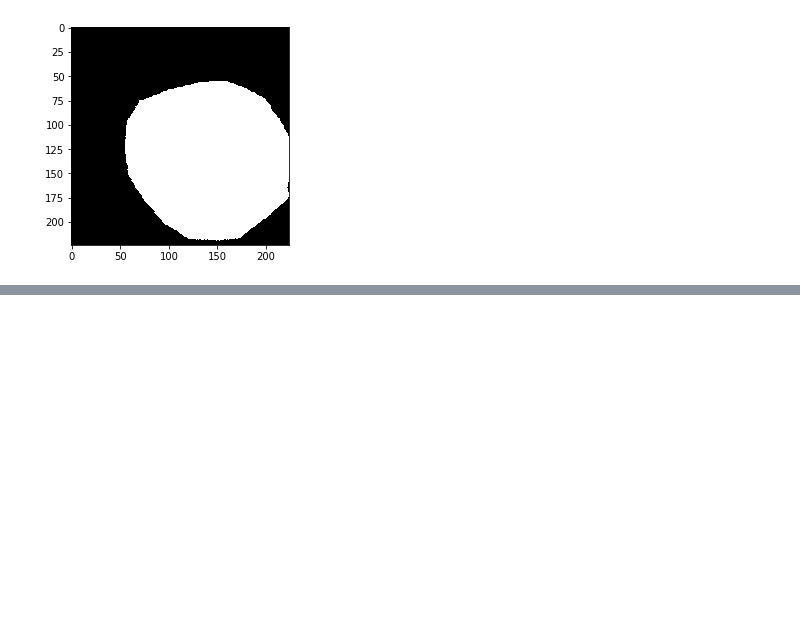
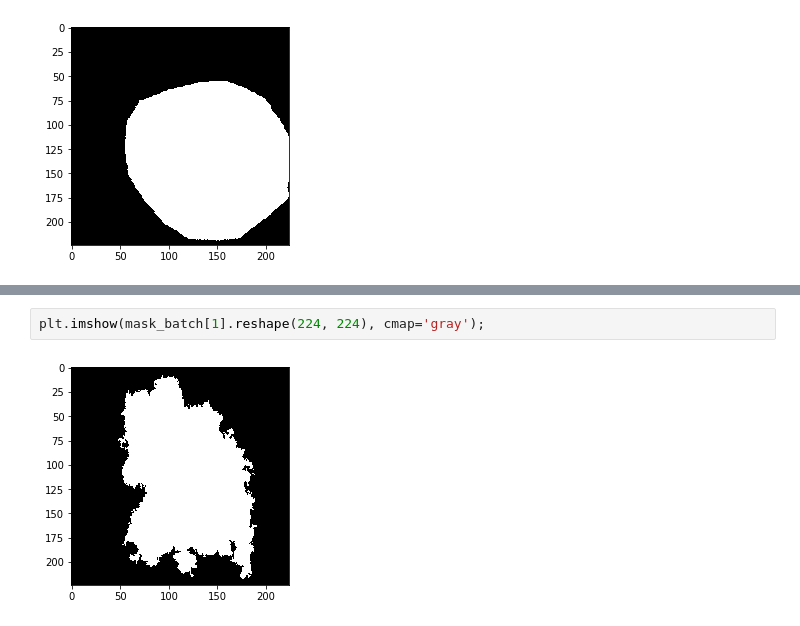
Before and after one commit to ilyarudyak/cs230_project_keras, a Jupyter notebook: skin_lesion/data/data_prep_debugging_v2.ipynb, the cells around one changed output, grey strips where cells are left out. Cells and saved outputs as stored; diff of their text form; blank space fills up the shorter version.

```diff
--- a/skin_lesion/data/data_prep_debugging_v2.ipynb
+++ b/skin_lesion/data/data_prep_debugging_v2.ipynb
@@ -76,0 +111,4 @@ plt.imshow(mask_batch[1].reshape(224, 224), cmap='gray');
+# %%
+plt.imshow(mask_batch[1].reshape(224, 224), cmap='gray');
+# %% [output]
+[figure, added]
```
Also changed, not shown: parts of 8 cells of this notebook, 6 other files.
